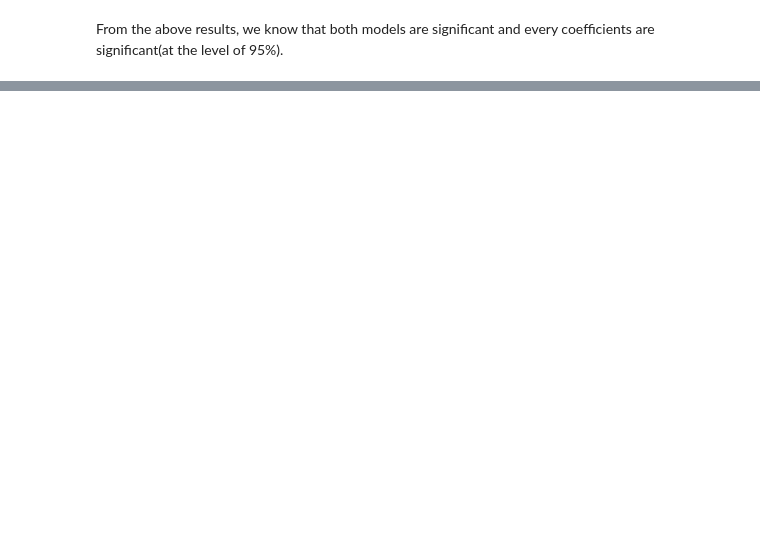
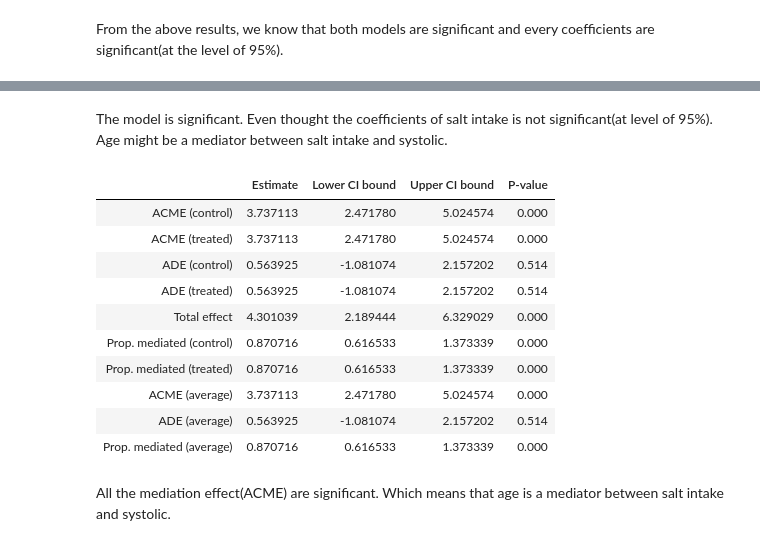
Before and after one commit to multisensorylb/stats506, a Jupyter notebook: Codes/Python/report.ipynb, the cells around one changed output, grey strips where cells are left out. Cells and saved outputs as stored; diff of their text form; code cells hidden in the pictures; blank space fills up the shorter version.

```diff
--- a/Codes/Python/report.ipynb
+++ b/Codes/Python/report.ipynb
@@ -165,0 +532,33 @@ From the above results, we know that both models are significant and every coeff
+# %% [markdown]
+The model is significant.
+Even thought the coefficients of salt intake is not significant(at level of 95%).
+Age might be a mediator between salt intake and systolic.
+# %%
+# Create design matrix
+SY,model_mat = patsy.dmatrices("SY ~ DBD100 + RIDAGEYR", data=df)
+df_med_SY=pd.DataFrame(model_mat).iloc[:,1:]
+df_med_SY.columns=['DBD2','DBD3','RIDAGEYR']
+df_med_SY['SY']=SY
+
+# origin model and mediator model
+med_model_SY=OLS.from_formula('SY ~ RIDAGEYR+DBD2+DBD3', data=df_med_SY)
+mediator_SY=OLS.from_formula('RIDAGEYR ~ DBD2+DBD3', data=df_med_SY)
+
+# origin model and mediator model
+med_SY = Mediation(med_model_SY,mediator_SY,['DBD2','DBD3'],'RIDAGEYR').fit()
+med_SY.summary()
+# %% [output]
+|  | Estimate | Lower CI bound | Upper CI bound | P-value |
+| ACME (control) | 3.737113 | 2.471780 | 5.024574 | 0.000 |
+| ACME (treated) | 3.737113 | 2.471780 | 5.024574 | 0.000 |
+| ADE (control) | 0.563925 | -1.081074 | 2.157202 | 0.514 |
+| ADE (treated) | 0.563925 | -1.081074 | 2.157202 | 0.514 |
+| Total effect | 4.301039 | 2.189444 | 6.329029 | 0.000 |
+| Prop. mediated (control) | 0.870716 | 0.616533 | 1.373339 | 0.000 |
+| Prop. mediated (treated) | 0.870716 | 0.616533 | 1.373339 | 0.000 |
+| ACME (average) | 3.737113 | 2.471780 | 5.024574 | 0.000 |
+| ADE (average) | 0.563925 | -1.081074 | 2.157202 | 0.514 |
+| Prop. mediated (average) | 0.870716 | 0.616533 | 1.373339 | 0.000 |
+# %% [markdown]
+All the mediation effect(ACME) are significant.
+Which means that age is a mediator between salt intake and systolic.
```
Also changed, not shown: parts of 44 cells of this notebook.
